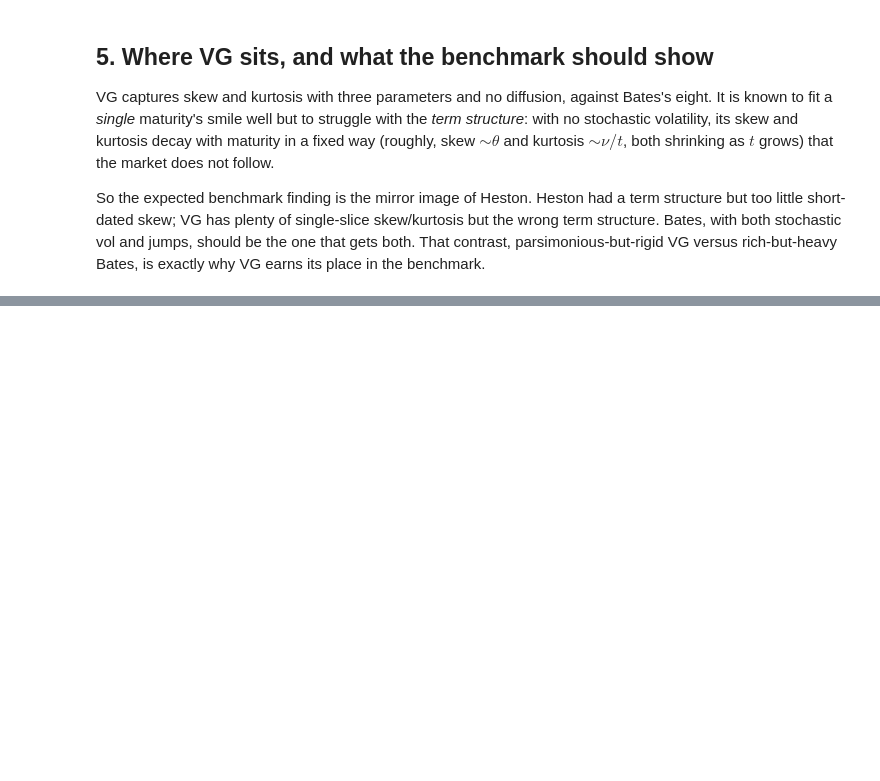
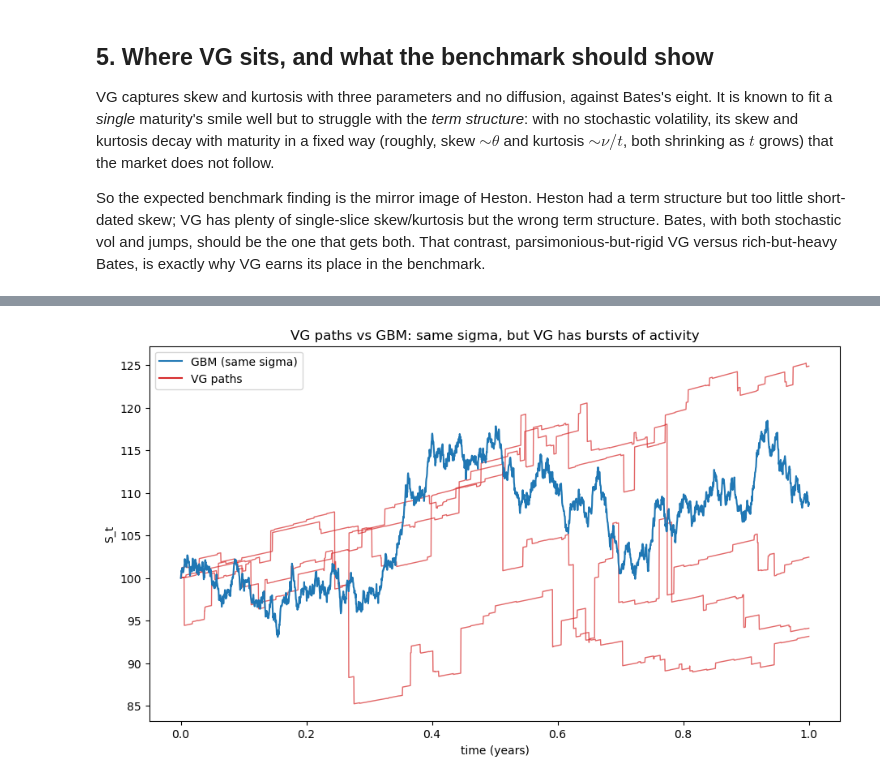
Before and after one commit to Kunvuthi/quant-project, a Jupyter notebook: notebooks/15_variance_gamma_model.ipynb, the cells around one changed output, grey strips where cells are left out. Drawn from its saved outputs; the diff is of its cells as text; code cells hidden in the pictures; blank space fills up the shorter version.

```diff
--- a/notebooks/15_variance_gamma_model.ipynb
+++ b/notebooks/15_variance_gamma_model.ipynb
@@ -175,0 +212,42 @@ import matplotlib.pyplot as plt
+# %%
+# DEMO 2: Variance Gamma paths
+def vg_path(S0, r, q, T, sigma, nu, theta, n_steps, seed=None):
+    """Full VG price path via incremental subordination."""
+    rng = np.random.default_rng(seed)
+    dt = T / n_steps
+    omega = (1.0/nu) * np.log(1.0 - theta*nu - 0.5*sigma**2*nu)
+
+    dGamma = rng.gamma(shape=dt/nu, scale=nu, size=n_steps)      # business-time increments
+    Z = rng.standard_normal(n_steps)
+    dX = theta*dGamma + sigma*np.sqrt(dGamma)*Z                  # VG log-return increments
+    drift = (r - q + omega) * dt
+    log_S = np.log(S0) + np.cumsum(drift + dX)
+    log_S = np.concatenate([[np.log(S0)], log_S])
+    return np.exp(log_S)
+
+def bm_path(S0, r, q, T, sigma, n_steps, seed=None):
+    """Plain GBM path, same sigma, for contrast."""
+    rng = np.random.default_rng(seed)
+    dt = T / n_steps
+    Z = rng.standard_normal(n_steps)
+    dlog = (r - q - 0.5*sigma**2)*dt + sigma*np.sqrt(dt)*Z
+    log_S = np.log(S0) + np.cumsum(np.concatenate([[0], dlog]))
+    return np.exp(log_S)
+
+S0, r, q, T, sigma, nu, theta = 100.0, 0.03, 0.0, 1.0, 0.2, 0.1, -0.15
+n_steps = 2520
+t = np.linspace(0, T, n_steps + 1)
+
+fig, ax = plt.subplots(figsize=(11, 6))
+for i in range(4):
+    ax.plot(t, vg_path(S0, r, q, T, sigma, nu, theta, n_steps, seed=645*i),
+            lw=1, color="tab:red", alpha=0.7)
+ax.plot(t, bm_path(S0, r, q, T, sigma, n_steps, seed=9679),
+        lw=1.5, color="tab:blue", label="GBM (same sigma)")
+ax.plot([], [], color="tab:red", label="VG paths")
+ax.set_xlabel("time (years)"); ax.set_ylabel("S_t")
+ax.set_title("VG paths vs GBM: same sigma, but VG has bursts of activity")
+ax.legend()
+plt.show()
+# %% [output]
+[figure, added]
```
Also changed, not shown: parts of 10 cells of this notebook.
